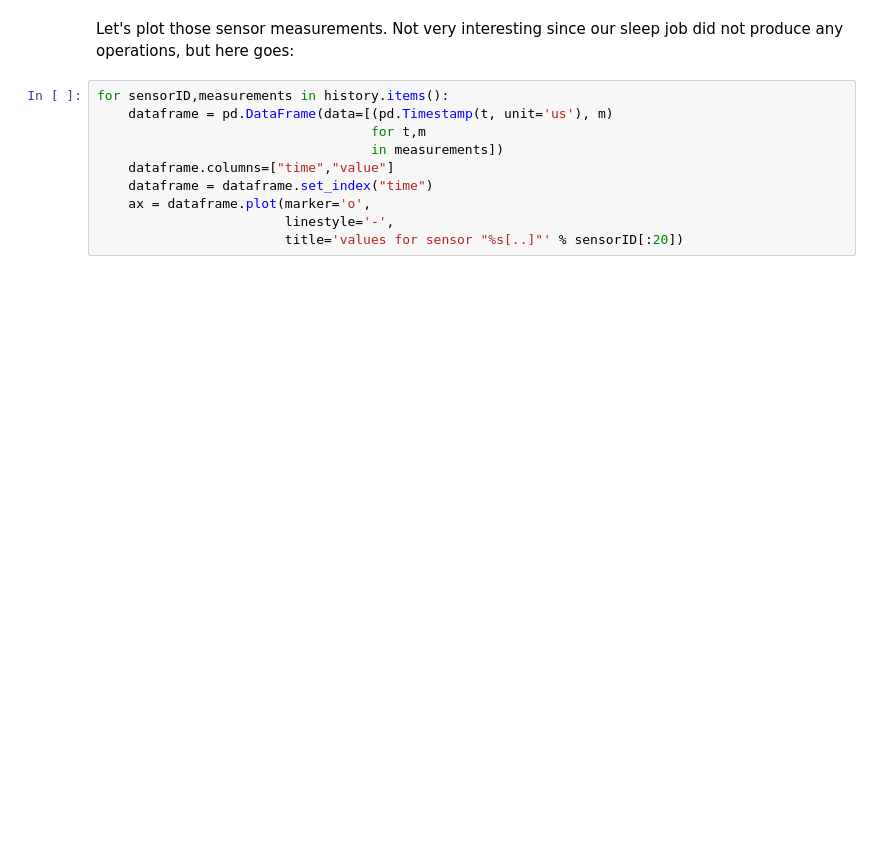
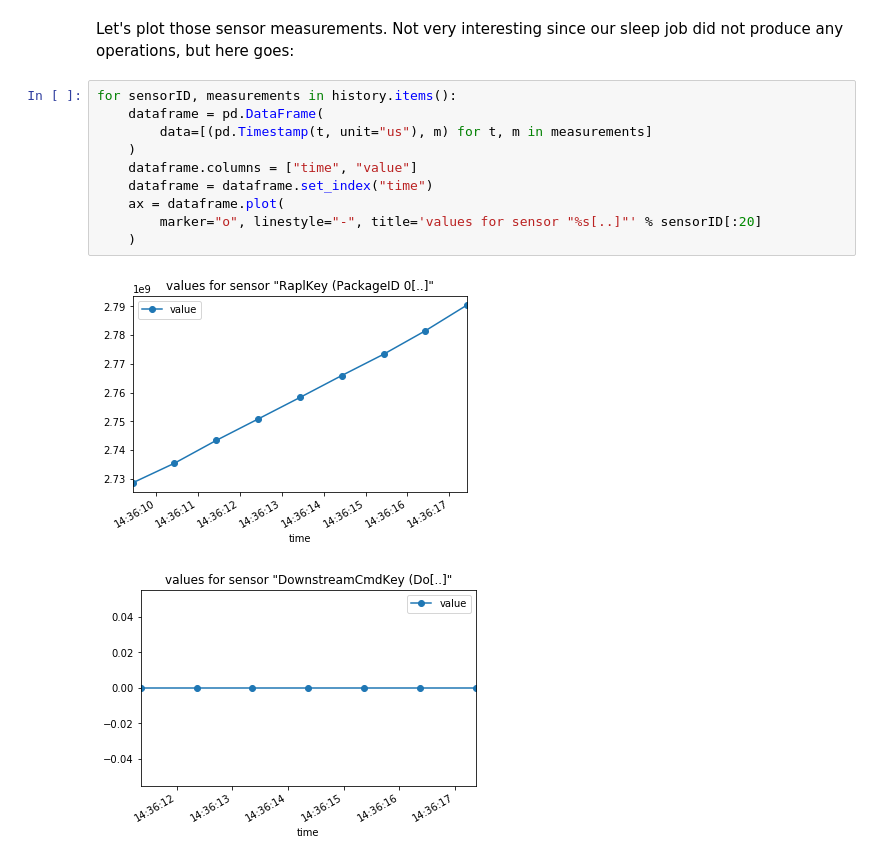
Before and after one commit to anlsys/nrm-core, a Jupyter notebook: notebooks/tutorial.ipynb, the cells around one changed output. Saved outputs shown, nothing was run; the diff lists cells and outputs as text; blank space fills up the shorter version.

```diff
--- a/notebooks/tutorial.ipynb
+++ b/notebooks/tutorial.ipynb
@@ -279,12 +287,15 @@ Exception: .so library call raised exception: FatalError {fatalErrorMessage = "d
 # %% [markdown]
 Let's plot those sensor measurements. Not very interesting since our sleep job did not produce any operations, but here goes:
 # %%
-for sensorID,measurements in history.items():
-    dataframe = pd.DataFrame(data=[(pd.Timestamp(t, unit='us'), m)
-                                   for t,m
-                                   in measurements])
-    dataframe.columns=["time","value"]
+for sensorID, measurements in history.items():
+    dataframe = pd.DataFrame(
+        data=[(pd.Timestamp(t, unit="us"), m) for t, m in measurements]
+    )
+    dataframe.columns = ["time", "value"]
     dataframe = dataframe.set_index("time")
-    ax = dataframe.plot(marker='o',
-                        linestyle='-',
-                        title='values for sensor "%s[..]"' % sensorID[:20])
+    ax = dataframe.plot(
+        marker="o", linestyle="-", title='values for sensor "%s[..]"' % sensorID[:20]
+    )
+# %% [output]
+[figure, added]
+[figure, added]
```
Also changed, not shown: parts of 3 cells of this notebook, 15 other files.
